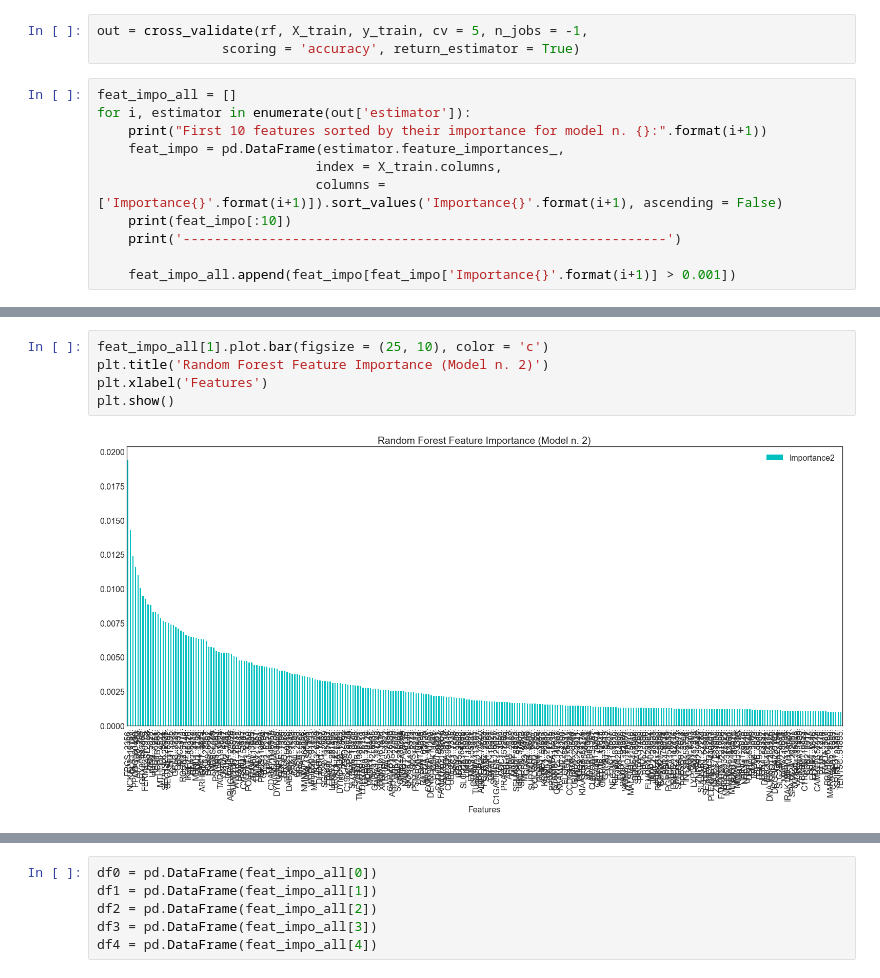
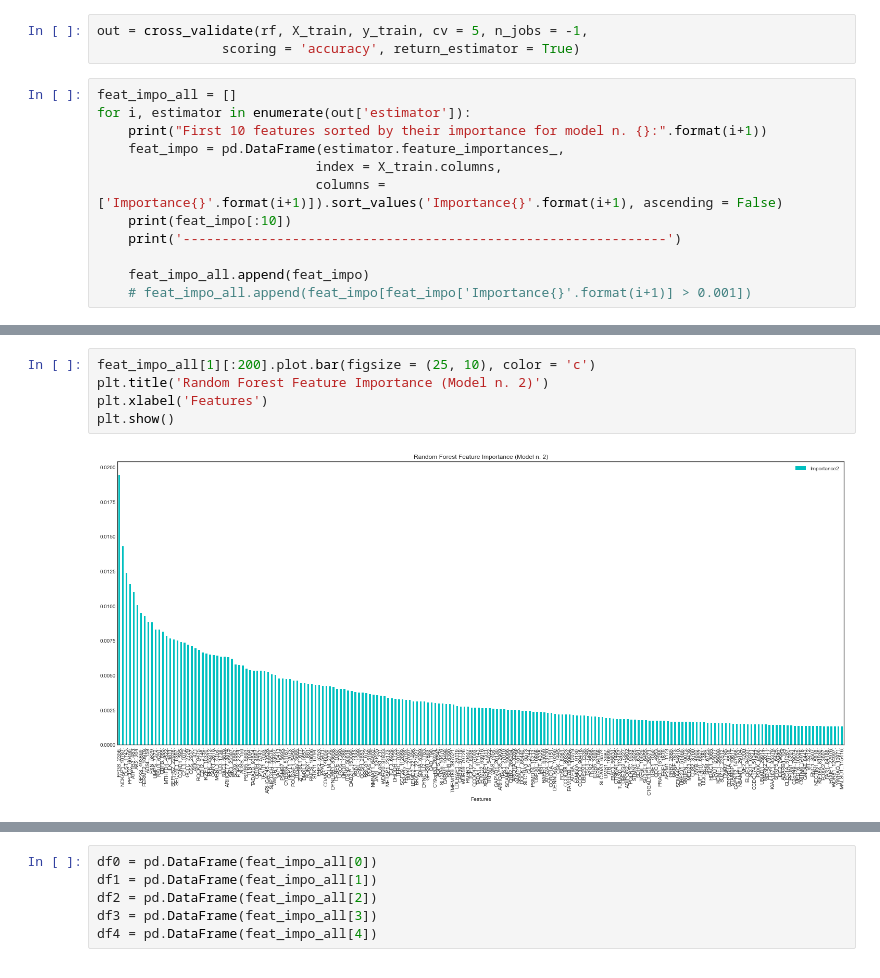
Before and after one commit to chiaraboetti/SML-project, a Jupyter notebook: model/blood/RF_blood.ipynb, the cells around one changed output, grey strips where cells are left out. Saved outputs shown, nothing was run; the diff lists cells and outputs as text.

```diff
--- a/model/blood/RF_blood.ipynb
+++ b/model/blood/RF_blood.ipynb
@@ -318,7 +318,8 @@ for i, estimator in enumerate(out['estimator']):
     print(feat_impo[:10])
     print('--------------------------------------------------------------')
 
-    feat_impo_all.append(feat_impo[feat_impo['Importance{}'.format(i+1)] > 0.001])
+    feat_impo_all.append(feat_impo)
+    # feat_impo_all.append(feat_impo[feat_impo['Importance{}'.format(i+1)] > 0.001])
 # %% [output]
 First 10 features sorted by their importance for model n. 1:
                 Importance1
@@ -347,8 +348,8 @@ plt.show()
 # %%
-feat_impo_all[1].plot.bar(figsize = (25, 10), color = 'c')
+feat_impo_all[1][:200].plot.bar(figsize = (25, 10), color = 'c')
 plt.title('Random Forest Feature Importance (Model n. 2)')
 plt.xlabel('Features')
 plt.show()
 # %% [output]
-[figure, old version]
+[figure, new version]
 # %%
```
Also changed, not shown: parts of 21 cells of this notebook.
